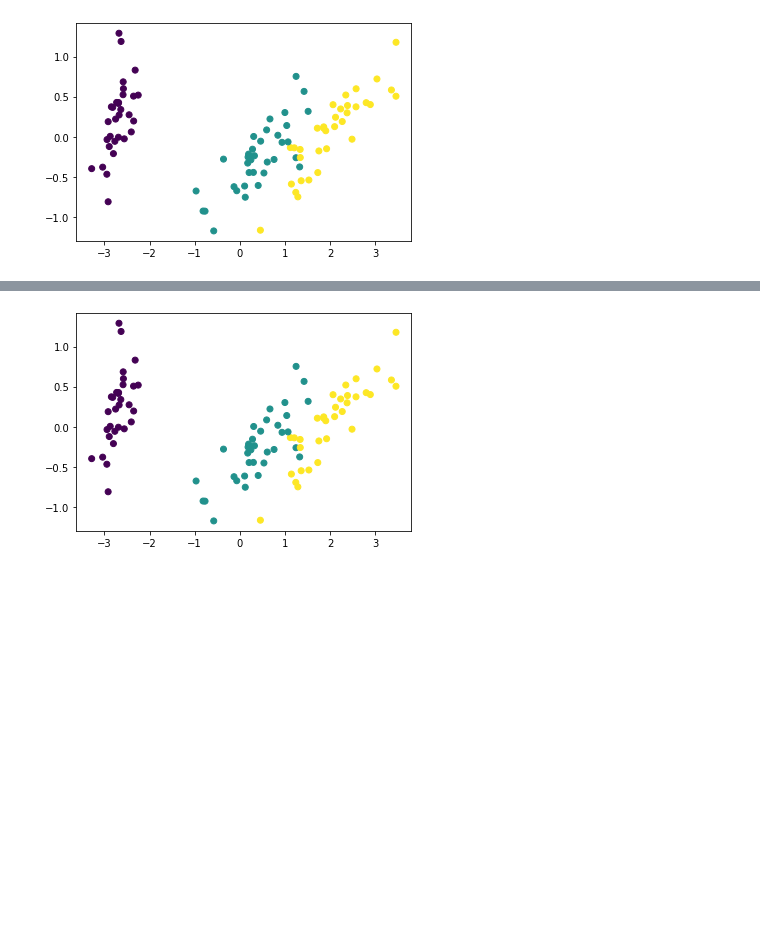
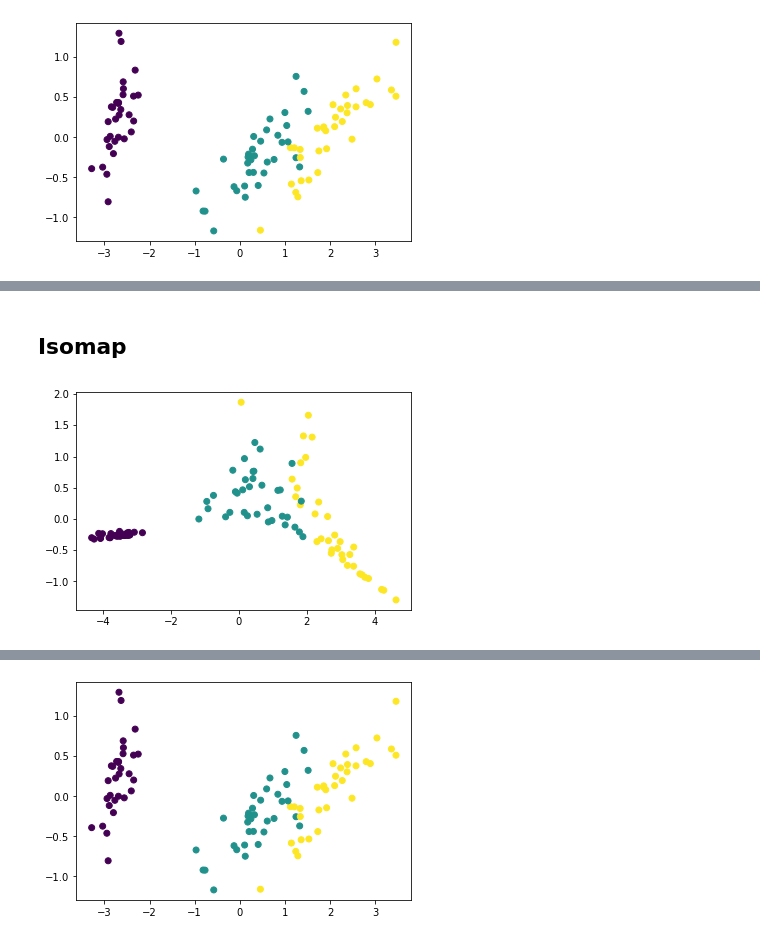
Before and after one commit to rizkyikiw42/qudit_tests, a Jupyter notebook: qutrit_var_algs/iris.ipynb, the cells around one changed output, grey strips where cells are left out. Saved outputs shown, nothing was run; the diff lists cells and outputs as text; code cells hidden in the pictures; blank space fills up the shorter version.

```diff
--- a/qutrit_var_algs/iris.ipynb
+++ b/qutrit_var_algs/iris.ipynb
@@ -83,0 +96,6 @@ plot_data(X_pca, our_preds)
+# %% [markdown]
+## Isomap
+# %%
+plot_data(X_isomap, y)
+# %% [output]
+[figure, added]
```
Also changed, not shown: parts of 32 cells of this notebook.
